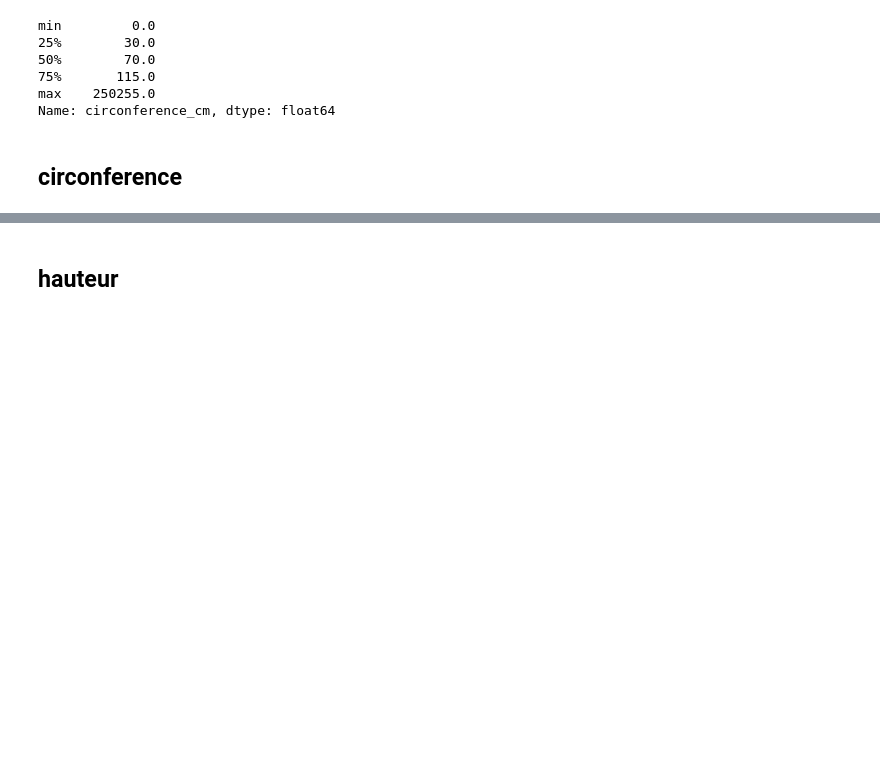
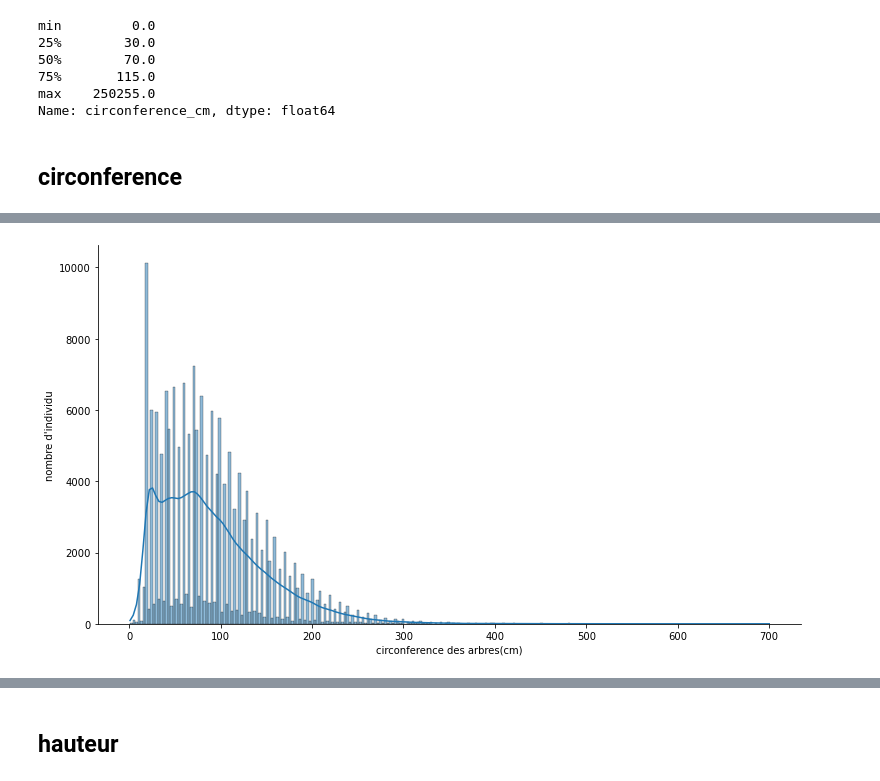
Before and after one commit to dicesare/Decrivez_et_nettoyez_votre_jeu_de_donnees, a Jupyter notebook: P2_01_notebook.ipynb, the cells around one changed output, grey strips where cells are left out. Drawn from its saved outputs; the diff is of its cells as text; code cells hidden in the pictures; blank space fills up the shorter version.

```diff
--- a/P2_01_notebook.ipynb
+++ b/P2_01_notebook.ipynb
@@ -486,0 +518,6 @@ Name: circonference_cm, dtype: float64
+# %%
+histogramme = sns.displot(data=arbres_clean_circonference, x="circonference_cm", kde=True, height=6, aspect=1.8)
+histogramme.set(xlabel="circonference des arbres(cm)", ylabel="nombre d'individu")
+plt.show()
+# %% [output]
+[figure, added]
```
Also changed, not shown: parts of 31 cells of this notebook, 1 other file.
